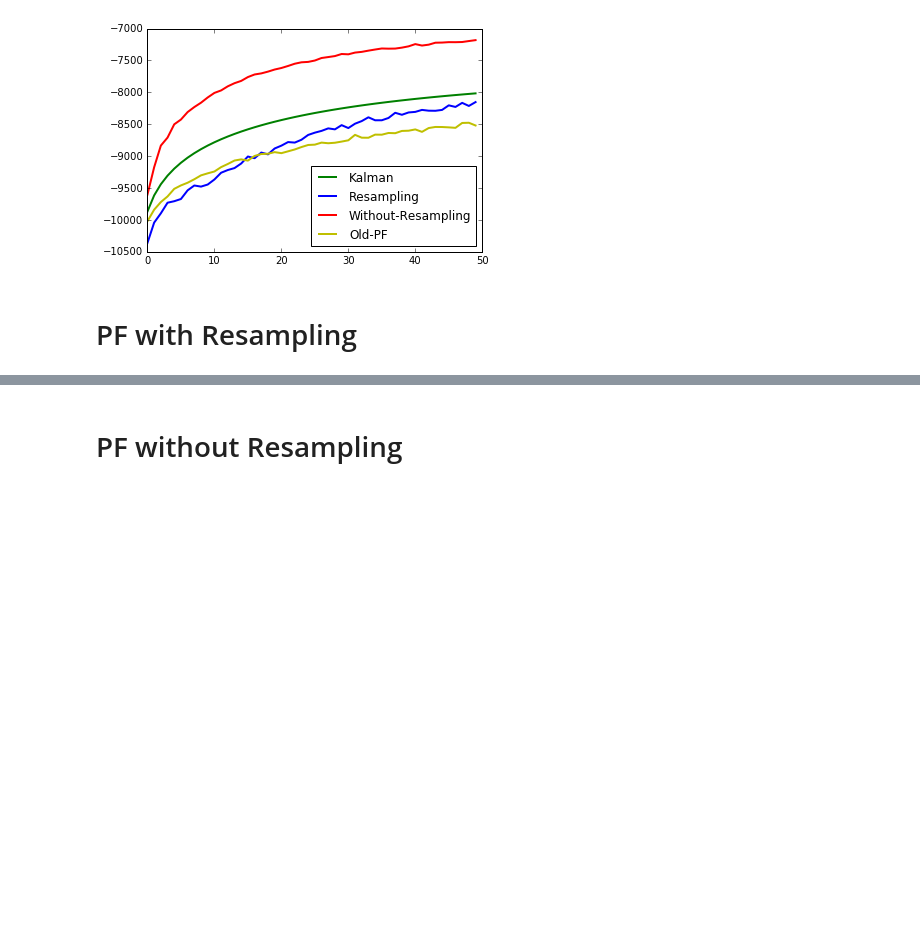
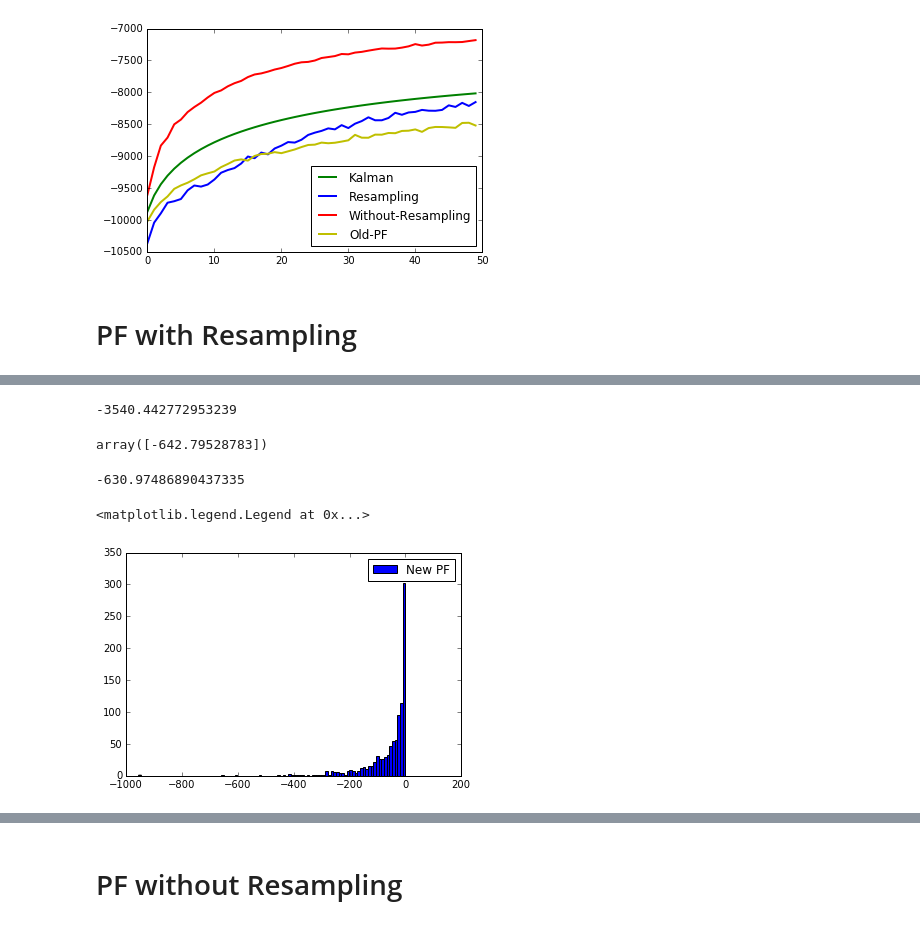
Before and after one commit to zyzdiana/ss_model_mixture, a Jupyter notebook: TEST_RESAMPLE.ipynb, the cells around one changed output, grey strips where cells are left out. Cells and saved outputs as stored; diff of their text form; code cells hidden in the pictures; blank space fills up the shorter version.

```diff
--- a/TEST_RESAMPLE.ipynb
+++ b/TEST_RESAMPLE.ipynb
@@ -174,0 +194,4 @@ for i in range(len(sigma2e)):
+# %%
+np.sum(w[201,:])
+# %% [output]
+-3540.442772953239
@@ -174,0 +208,15 @@ for i in range(len(sigma2e)):
+# %%
+loglikelihood_withresampling
+# %% [output]
+array([-642.79528783])
+# %%
+llhdKal
+# %% [output]
+-630.97486890437335
+# %%
+plt.hist(w[200,:],100,label='New PF')
+#plt.xlim([-100,0])
+plt.legend(loc='best')
+# %% [output]
+<matplotlib.legend.Legend at 0x...>
+[figure, added]
```
Also changed, not shown: parts of 19 cells of this notebook, 9 other files.
